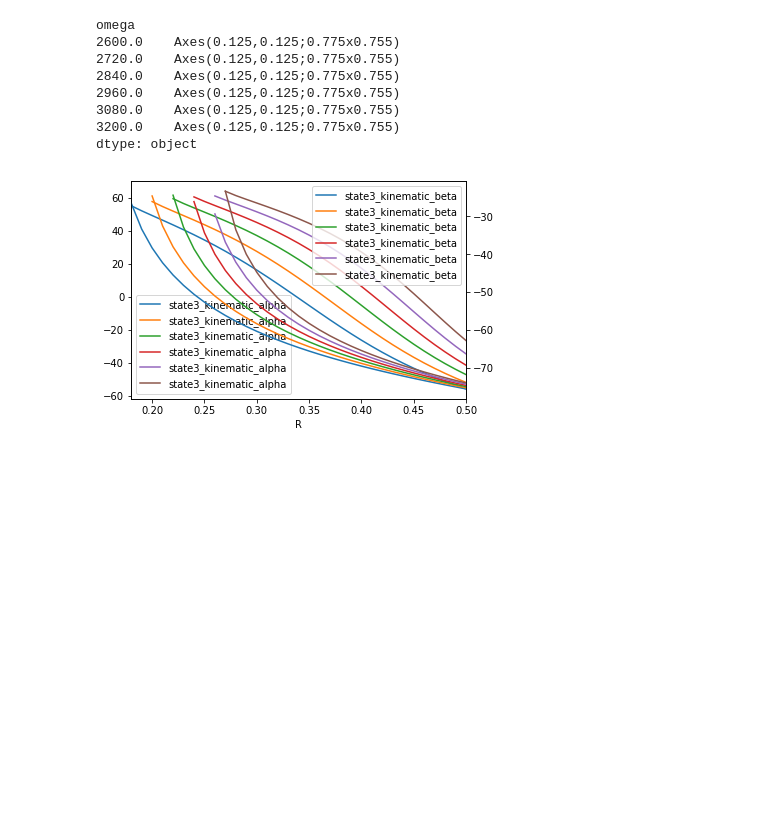
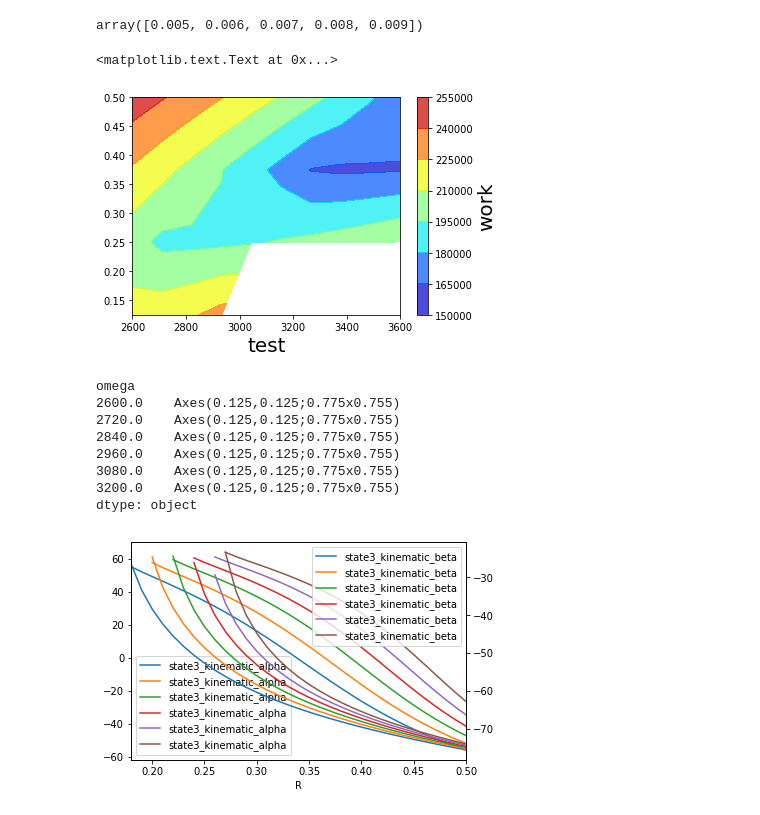
Before and after one commit to stephansmit/EulerTurbine, a Jupyter notebook: Untitled.ipynb, the cells around one changed output. Drawn from its saved outputs; the diff is of its cells as text; code cells hidden in the pictures; blank space fills up the shorter version.

```diff
--- a/Untitled.ipynb
+++ b/Untitled.ipynb
@@ -159,3 +12,64 @@ dtype: object
+# %%
+dfturbine = pd.read_csv("EulerTurbineData.txt", sep='\t')
+
+alpha2_vec = dfturbine['state2_kinematic_alpha'].unique()
+omega_vec = dfturbine['omega'].sort_values().unique()
+R_vec = dfturbine['R'].sort_values().unique()
+h2_vec = dfturbine['state2_height'].sort_values().unique()
+h3_vec = dfturbine['state3_height'].sort_values().unique()
+a3_vec = dfturbine['state3_area'].sort_values().unique()
+h2_vec
+# a3_vec
+# %% [output]
+array([0.005, 0.006, 0.007, 0.008, 0.009])
+# %%
+def filter_df(df, c1, f1,c2, f2,c3, f3):
+    return df[
+    (abs(df[c1]-f1)<1e-6) &
+    (abs(df[c2]-f2)<1e-6) &
+    (abs(df[c3]-f3)<1e-6)
+    ]
+# %%
+df_filtered = filter_df(dfturbine,
+          "state2_kinematic_alpha",
+          alpha2_vec[0],
+          "omega",
+          omega_vec[0],
+          "R",
+          R_vec[0]
+         )
+
+df_filtered2 = filter_df(dfturbine,
+          "state2_kinematic_alpha",
+          alpha2_vec[0],
+          "state2_height",
+          h2_vec[4],
+          "state3_height",
+          h3_vec[0]
+         )
+# %%
+#hdf = df_filtered.groupby(["state2_height","state3_height"])[["work"]].mean()
+hdf = df_filtered2.groupby(["omega","R"])[["state3_thermodynamic_total_H"]].mean()
+
+hdfreset = hdf.reset_index()
+#hdfreset.columns = ["state2_height","state3_height", "work"]
+hdfpivot=hdfreset.pivot("omega","R")
+X=hdfpivot.columns.levels[1].values
+Y=hdfpivot.index.values
+Z=hdfpivot.values
+Xi,Yi = np.meshgrid(X, Y)
+fig, ax = plt.subplots()
+
+CS = ax.contourf(Yi, Xi, Z, alpha=0.7, cmap=plt.cm.jet)
+
+cbar = plt.colorbar(CS)
+cbar.ax.set_ylabel('work', fontsize=20)
+ax.set_xlabel("test", fontsize=20)
+# ax.ticklabel_format(s)
+# ax.set_ylabel("test", fontsize=20)
+# %% [output]
+<matplotlib.text.Text at 0x...>
+[figure, added]
 # %%
 fig, ax = plt.subplots()
 ax2 = ax.twinx()
```
Also changed, not shown: parts of 5 cells of this notebook, 2 other files.
